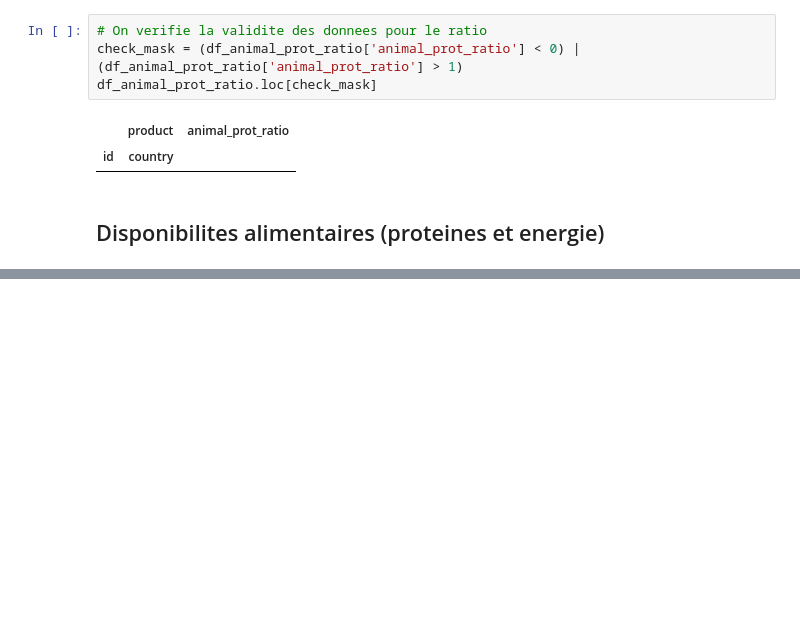
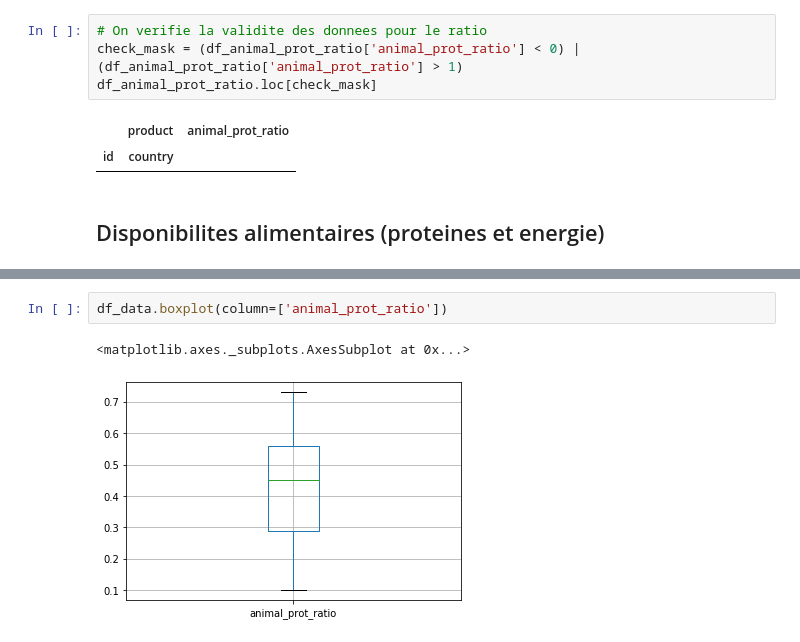
Before and after one commit to Sh4mSh4m/OCR_DA_proj5, a Jupyter notebook: Projet 5 - Etude de marche Loco Pollo.ipynb, the cells around one changed output, grey strips where cells are left out. Cells and saved outputs as stored; diff of their text form; blank space fills up the shorter version.

```diff
--- a/Projet 5 - Etude de marche Loco Pollo.ipynb
+++ b/Projet 5 - Etude de marche Loco Pollo.ipynb
@@ -187,0 +367,5 @@ df_dispo_alim.head(3)
+# %%
+df_data.boxplot(column=['animal_prot_ratio'])
+# %% [output]
+<matplotlib.axes._subplots.AxesSubplot at 0x...>
+[figure, added]
```
Also changed, not shown: parts of 36 cells of this notebook, 2 other files.
